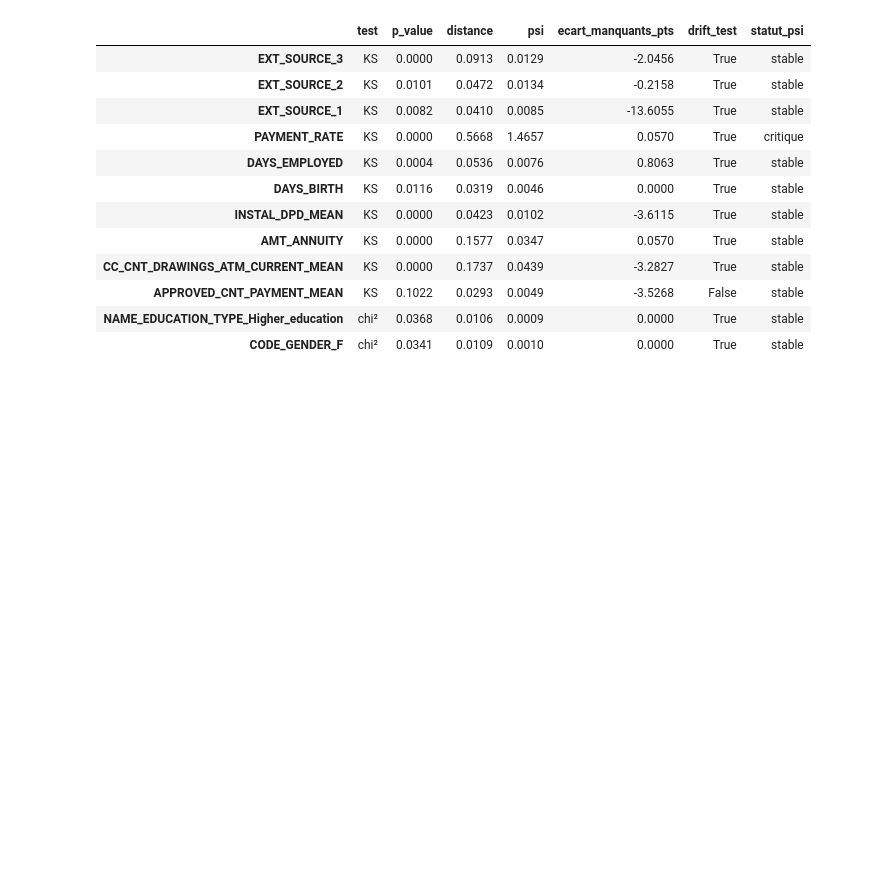
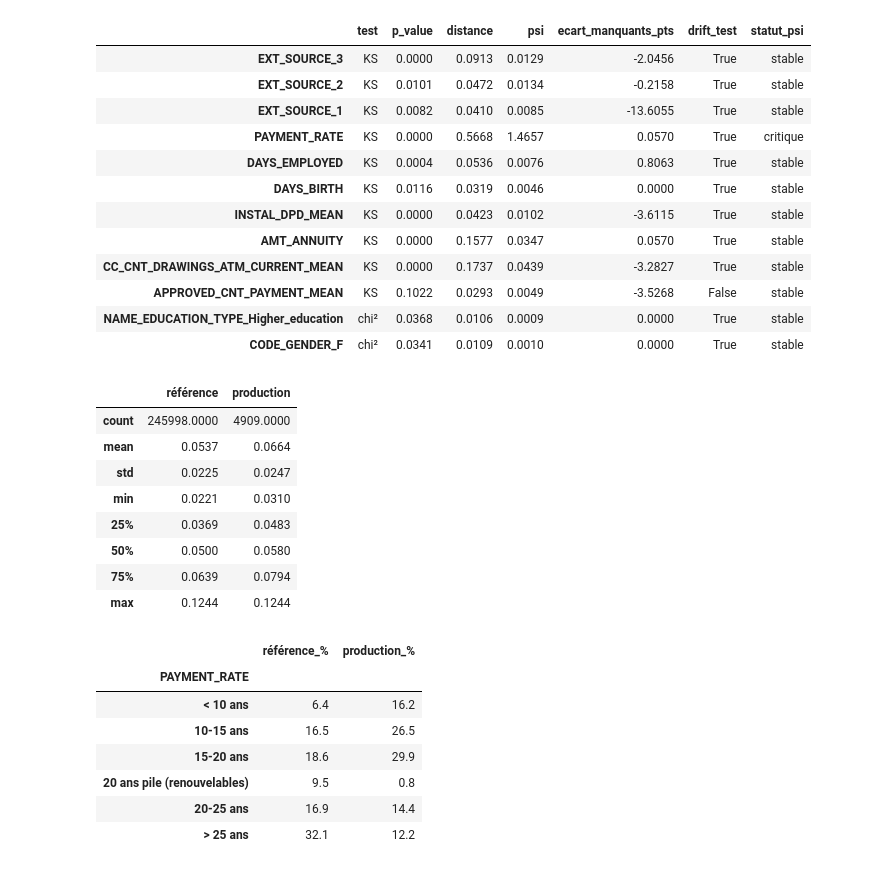
Before and after one commit to matthieudevivie/projet-8---Confirmez-vos-competences-en-MLOps---partie-2, a Jupyter notebook: notebooks/analyse_drift.ipynb, the cells around one changed output. Cells and saved outputs as stored; diff of their text form; code cells hidden in the pictures; blank space fills up the shorter version.

```diff
--- a/notebooks/analyse_drift.ipynb
+++ b/notebooks/analyse_drift.ipynb
@@ -276,3 +276,32 @@ resultats.round(4)
 | APPROVED_CNT_PAYMENT_MEAN | KS | 0.1022 | 0.0293 | 0.0049 | -3.5268 | False | stable |
 | NAME_EDUCATION_TYPE_Higher_education | chi² | 0.0368 | 0.0106 | 0.0009 | 0.0000 | True | stable |
 | CODE_GENDER_F | chi² | 0.0341 | 0.0109 | 0.0010 | 0.0000 | True | stable |
+# %%
+r, p = reference["PAYMENT_RATE"], production["PAYMENT_RATE"]
+display(pd.DataFrame({"référence": r.describe(), "production": p.describe()}).round(4))
+
+# 1 / PAYMENT_RATE ≈ durée du crédit en années : une lecture que le métier comprend directement
+durees = [0, 10, 15, 19.9, 20.1, 25, np.inf]
+etiquettes = ["< 10 ans", "10-15 ans", "15-20 ans", "20 ans pile (renouvelables)", "20-25 ans", "> 25 ans"]
+pd.DataFrame({
+    "référence_%": pd.cut(1 / r, durees, labels=etiquettes).value_counts(normalize=True, sort=False),
+    "production_%": pd.cut(1 / p, durees, labels=etiquettes).value_counts(normalize=True, sort=False),
+}).mul(100).round(1)
+# %% [output]
+|  | référence | production |
+| count | 245998.0000 | 4909.0000 |
+| mean | 0.0537 | 0.0664 |
+| std | 0.0225 | 0.0247 |
+| min | 0.0221 | 0.0310 |
+| 25% | 0.0369 | 0.0483 |
+| 50% | 0.0500 | 0.0580 |
+| 75% | 0.0639 | 0.0794 |
+| max | 0.1244 | 0.1244 |
+|  | référence_% | production_% |
+| PAYMENT_RATE |  |  |
+| < 10 ans | 6.4 | 16.2 |
+| 10-15 ans | 16.5 | 26.5 |
+| 15-20 ans | 18.6 | 29.9 |
+| 20 ans pile (renouvelables) | 9.5 | 0.8 |
+| 20-25 ans | 16.9 | 14.4 |
+| > 25 ans | 32.1 | 12.2 |
```
Also changed, not shown: parts of 5 cells of this notebook, 3 other files.
